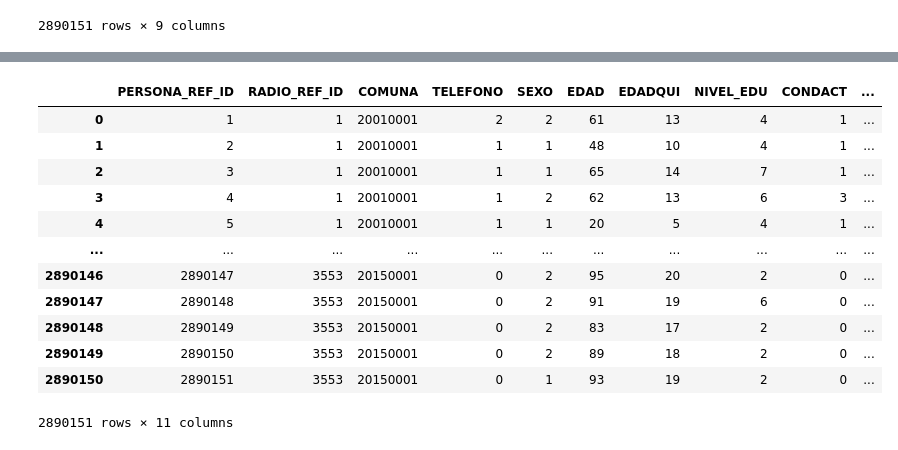
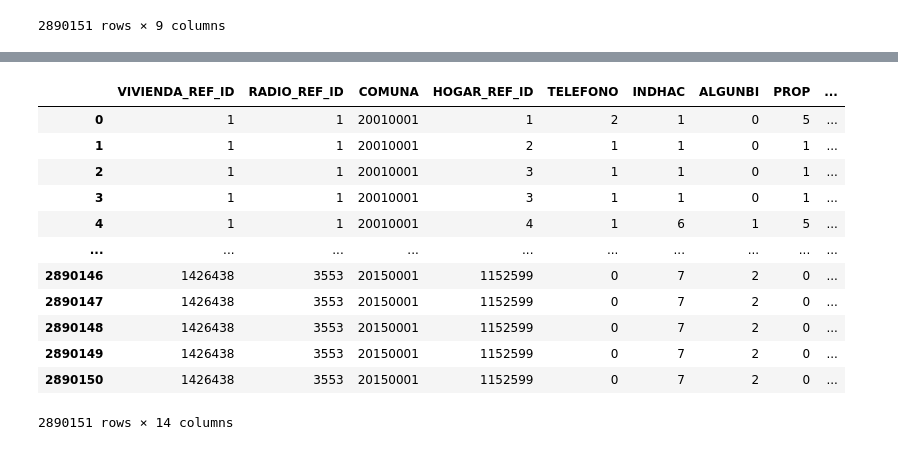
Before and after one commit to JocMB/MET4OP---Trabajo-Final, a Jupyter notebook: todo_para_variables.ipynb, the cells around one changed output, grey strips where cells are left out. Cells and saved outputs as stored; diff of their text form; code cells hidden in the pictures.

```diff
--- a/todo_para_variables.ipynb
+++ b/todo_para_variables.ipynb
@@ -20,17 +38,17 @@ rosetta
 # %%
-hogar_vivienda_personas_ = pd.read_csv(r"C:\Users\josef\Desktop\Hermes Winner\BB.DD\censo_base.csv")
-hogar_vivienda_personas_
+id_hogar_vivienda_personas0= pd.read_csv(r"C:\Users\josef\Desktop\Hermes Winner\censo_madre.csv")
+id_hogar_vivienda_personas0
 # %% [output]
-|  | PERSONA_REF_ID | RADIO_REF_ID | COMUNA | TELEFONO | SEXO | EDAD | EDADQUI | NIVEL_EDU | CONDACT | ... |
-| 0 | 1 | 1 | 20010001 | 2 | 2 | 61 | 13 | 4 | 1 | ... |
-| 1 | 2 | 1 | 20010001 | 1 | 1 | 48 | 10 | 4 | 1 | ... |
-| 2 | 3 | 1 | 20010001 | 1 | 1 | 65 | 14 | 7 | 1 | ... |
-| 3 | 4 | 1 | 20010001 | 1 | 2 | 62 | 13 | 6 | 3 | ... |
-| 4 | 5 | 1 | 20010001 | 1 | 1 | 20 | 5 | 4 | 1 | ... |
-| ... | ... | ... | ... | ... | ... | ... | ... | ... | ... | ... |
-| 2890146 | 2890147 | 3553 | 20150001 | 0 | 2 | 95 | 20 | 2 | 0 | ... |
-| 2890147 | 2890148 | 3553 | 20150001 | 0 | 2 | 91 | 19 | 6 | 0 | ... |
-| 2890148 | 2890149 | 3553 | 20150001 | 0 | 2 | 83 | 17 | 2 | 0 | ... |
-| 2890149 | 2890150 | 3553 | 20150001 | 0 | 2 | 89 | 18 | 2 | 0 | ... |
-| 2890150 | 2890151 | 3553 | 20150001 | 0 | 1 | 93 | 19 | 2 | 0 | ... |
+|  | VIVIENDA_REF_ID | RADIO_REF_ID | COMUNA | HOGAR_REF_ID | TELEFONO | INDHAC | ALGUNBI | PROP | ... |
+| 0 | 1 | 1 | 20010001 | 1 | 2 | 1 | 0 | 5 | ... |
+| 1 | 1 | 1 | 20010001 | 2 | 1 | 1 | 0 | 1 | ... |
+| 2 | 1 | 1 | 20010001 | 3 | 1 | 1 | 0 | 1 | ... |
+| 3 | 1 | 1 | 20010001 | 3 | 1 | 1 | 0 | 1 | ... |
+| 4 | 1 | 1 | 20010001 | 4 | 1 | 6 | 1 | 5 | ... |
+| ... | ... | ... | ... | ... | ... | ... | ... | ... | ... |
+| 2890146 | 1426438 | 3553 | 20150001 | 1152599 | 0 | 7 | 2 | 0 | ... |
+| 2890147 | 1426438 | 3553 | 20150001 | 1152599 | 0 | 7 | 2 | 0 | ... |
+| 2890148 | 1426438 | 3553 | 20150001 | 1152599 | 0 | 7 | 2 | 0 | ... |
+| 2890149 | 1426438 | 3553 | 20150001 | 1152599 | 0 | 7 | 2 | 0 | ... |
+| 2890150 | 1426438 | 3553 | 20150001 | 1152599 | 0 | 7 | 2 | 0 | ... |
-2890151 rows × 11 columns
+2890151 rows × 14 columns
```
Also changed, not shown: parts of 10 cells of this notebook.
